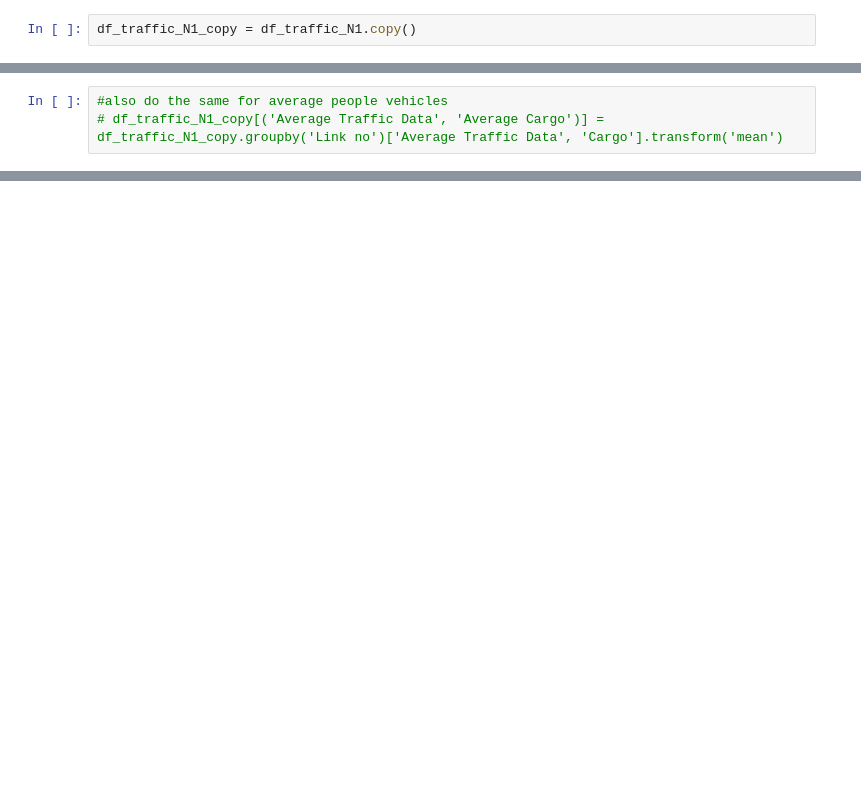
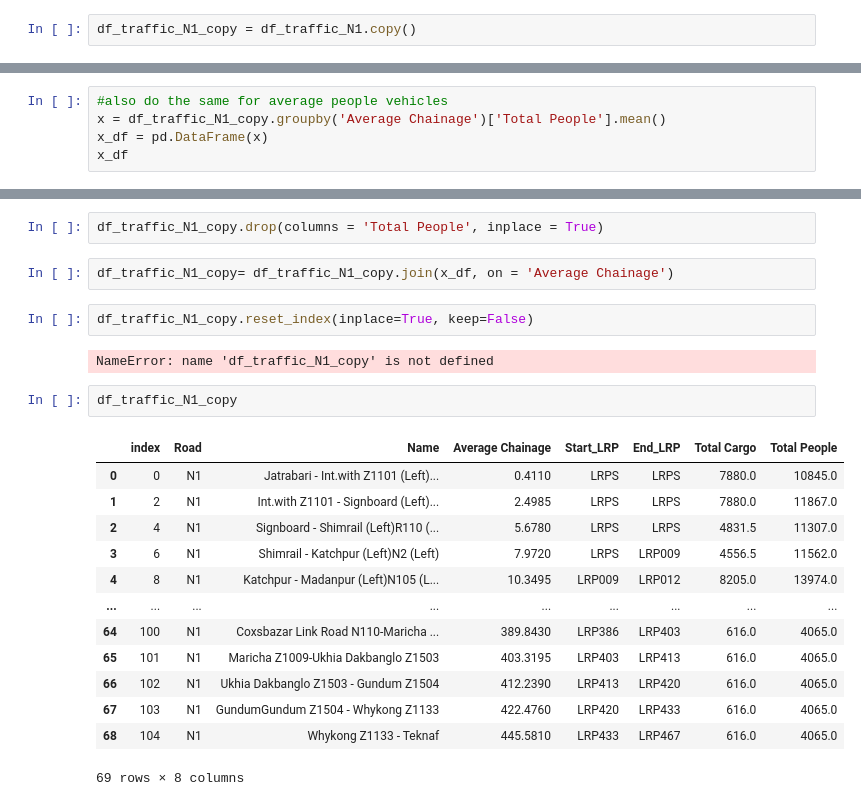
Before and after one commit to mlmoleman/EPA133A-G07-A4, a Jupyter notebook: notebooks/traffic_flows_cleaning.ipynb, the cells around one changed output, grey strips where cells are left out. Saved outputs shown, nothing was run; the diff lists cells and outputs as text; blank space fills up the shorter version.

```diff
--- a/notebooks/traffic_flows_cleaning.ipynb
+++ b/notebooks/traffic_flows_cleaning.ipynb
@@ -115,3 +231,5 @@ ValueError: Grouper for 'Link no' not 1-dimensional
 # %%
 #also do the same for average people vehicles
-# df_traffic_N1_copy[('Average Traffic Data', 'Average Cargo')] = df_traffic_N1_copy.groupby('Link no')['Average Traffic Data', 'Cargo'].transform('mean')
+x = df_traffic_N1_copy.groupby('Average Chainage')['Total People'].mean()
+x_df = pd.DataFrame(x)
+x_df
@@ -117,0 +251,24 @@ ValueError: Grouper for 'Link no' not 1-dimensional
+# %%
+df_traffic_N1_copy.drop(columns = 'Total People', inplace = True)
+# %%
+df_traffic_N1_copy= df_traffic_N1_copy.join(x_df, on = 'Average Chainage')
+# %%
+df_traffic_N1_copy.reset_index(inplace=True, keep=False)
+# %% [output]
+NameError: name 'df_traffic_N1_copy' is not defined
+# %%
+df_traffic_N1_copy
+# %% [output]
+|  | index | Road | Name | Average Chainage | Start_LRP | End_LRP | Total Cargo | Total People |
+| 0 | 0 | N1 | Jatrabari - Int.with Z1101 (Left)... | 0.4110 | LRPS | LRPS | 7880.0 | 10845.0 |
+| 1 | 2 | N1 | Int.with Z1101 - Signboard (Left)... | 2.4985 | LRPS | LRPS | 7880.0 | 11867.0 |
+| 2 | 4 | N1 | Signboard - Shimrail (Left)R110 (... | 5.6780 | LRPS | LRPS | 4831.5 | 11307.0 |
+| 3 | 6 | N1 | Shimrail - Katchpur (Left)N2 (Left) | 7.9720 | LRPS | LRP009 | 4556.5 | 11562.0 |
+| 4 | 8 | N1 | Katchpur - Madanpur (Left)N105 (L... | 10.3495 | LRP009 | LRP012 | 8205.0 | 13974.0 |
+| ... | ... | ... | ... | ... | ... | ... | ... | ... |
+| 64 | 100 | N1 | Coxsbazar Link Road N110-Maricha ... | 389.8430 | LRP386 | LRP403 | 616.0 | 4065.0 |
+| 65 | 101 | N1 | Maricha Z1009-Ukhia Dakbanglo Z1503 | 403.3195 | LRP403 | LRP413 | 616.0 | 4065.0 |
+| 66 | 102 | N1 | Ukhia Dakbanglo Z1503 - Gundum Z1504 | 412.2390 | LRP413 | LRP420 | 616.0 | 4065.0 |
+| 67 | 103 | N1 | GundumGundum Z1504 - Whykong Z1133 | 422.4760 | LRP420 | LRP433 | 616.0 | 4065.0 |
+| 68 | 104 | N1 | Whykong Z1133 - Teknaf | 445.5810 | LRP433 | LRP467 | 616.0 | 4065.0 |
+69 rows × 8 columns
```
Also changed, not shown: parts of 33 cells of this notebook, 4 other files.
